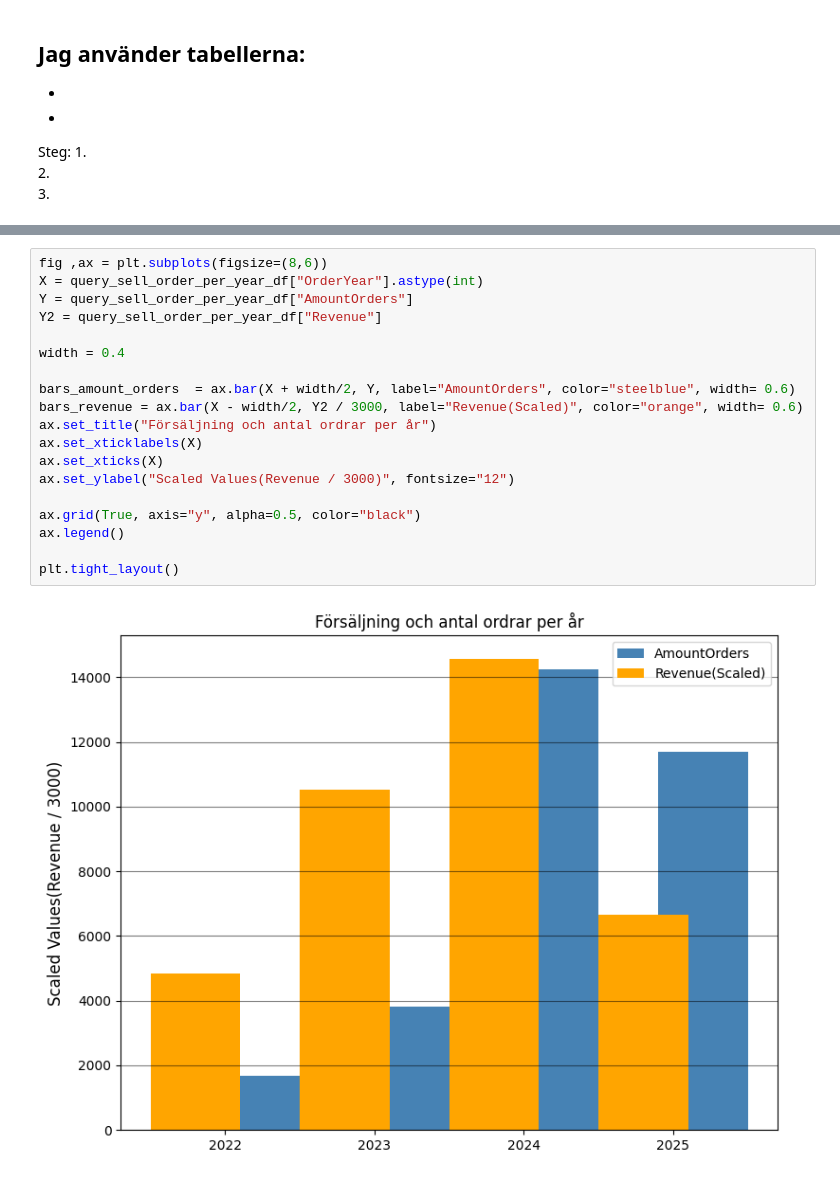
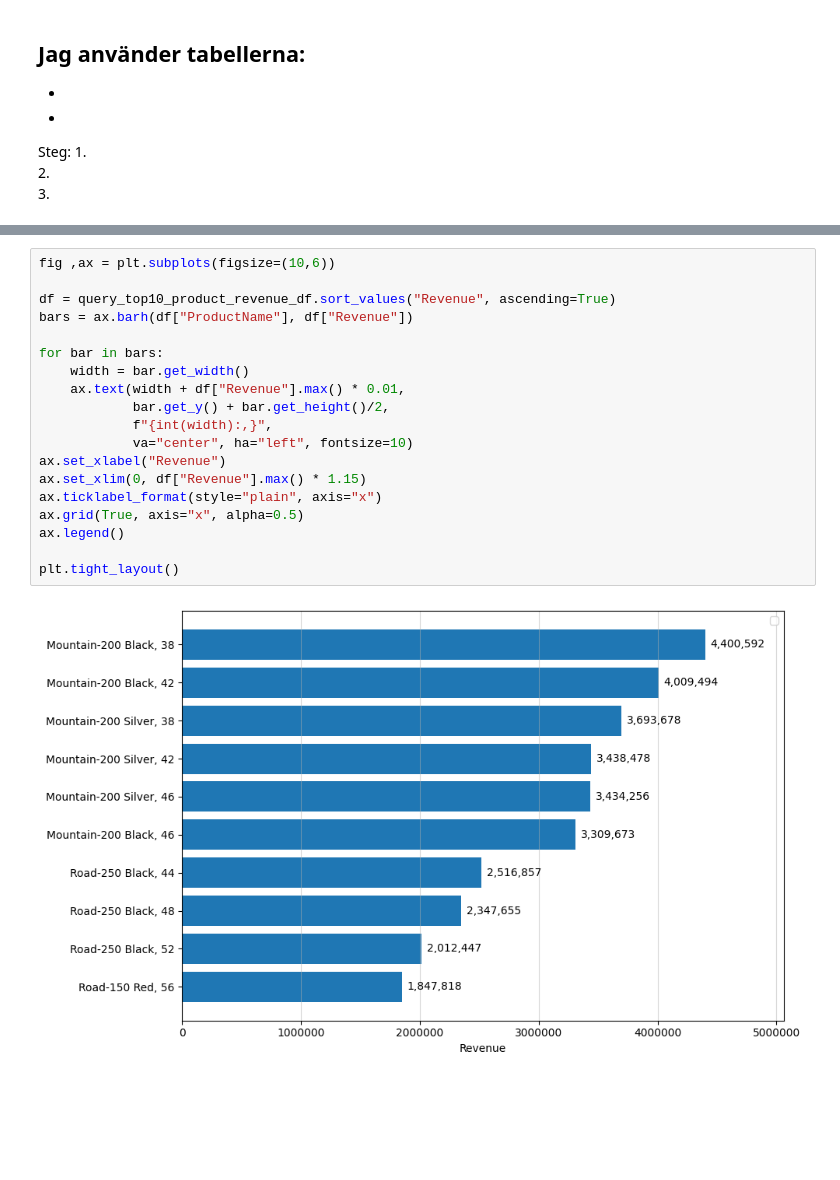
Before and after one commit to MarcusMorlock/SQLInl-mning_Marcus, a Jupyter notebook: report.ipynb, the cells around one changed output, grey strips where cells are left out. Saved outputs shown, nothing was run; the diff lists cells and outputs as text; blank space fills up the shorter version.

```diff
--- a/report.ipynb
+++ b/report.ipynb
@@ -319,21 +294,21 @@ query_top10_product_revenue_df.head(10)
 # %%
-fig ,ax = plt.subplots(figsize=(8,6))
-X = query_sell_order_per_year_df["OrderYear"].astype(int)
-Y = query_sell_order_per_year_df["AmountOrders"]
-Y2 = query_sell_order_per_year_df["Revenue"]
+fig ,ax = plt.subplots(figsize=(10,6))
 
-width = 0.4
+df = query_top10_product_revenue_df.sort_values("Revenue", ascending=True)
+bars = ax.barh(df["ProductName"], df["Revenue"])
 
-bars_amount_orders  = ax.bar(X + width/2, Y, label="AmountOrders", color="steelblue", width= 0.6)
-bars_revenue = ax.bar(X - width/2, Y2 / 3000, label="Revenue(Scaled)", color="orange", width= 0.6)
-ax.set_title("Försäljning och antal ordrar per år")
-ax.set_xticklabels(X)
-ax.set_xticks(X)
-ax.set_ylabel("Scaled Values(Revenue / 3000)", fontsize="12")
-
-ax.grid(True, axis="y", alpha=0.5, color="black")
+for bar in bars:
+    width = bar.get_width()
+    ax.text(width + df["Revenue"].max() * 0.01,
+            bar.get_y() + bar.get_height()/2,
+            f"{int(width):,}",
+            va="center", ha="left", fontsize=10)
+ax.set_xlabel("Revenue")
+ax.set_xlim(0, df["Revenue"].max() * 1.15)
+ax.ticklabel_format(style="plain", axis="x")
+ax.grid(True, axis="x", alpha=0.5)
 ax.legend()
 
 plt.tight_layout()
 # %% [output]
-[figure, old version]
+[figure, new version]
```
Also changed, not shown: parts of 6 cells of this notebook, 1 other file.
